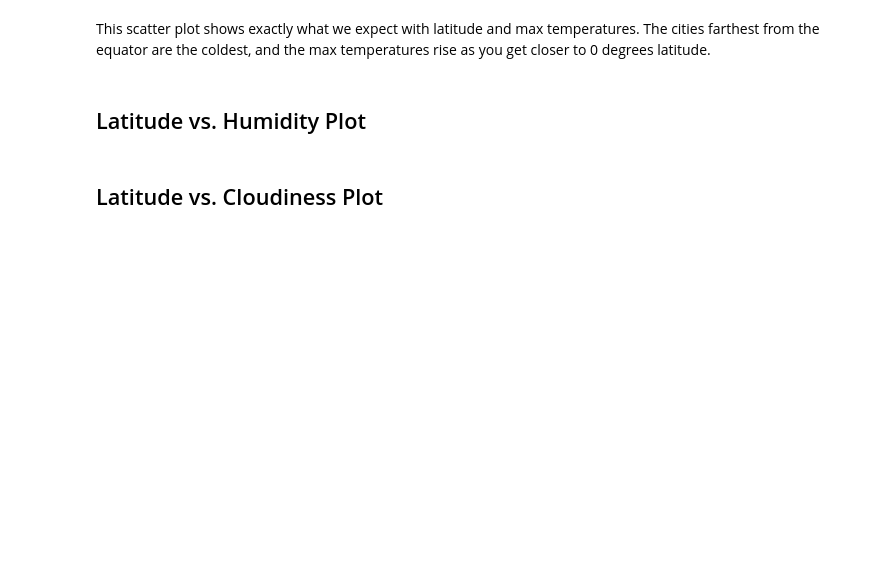
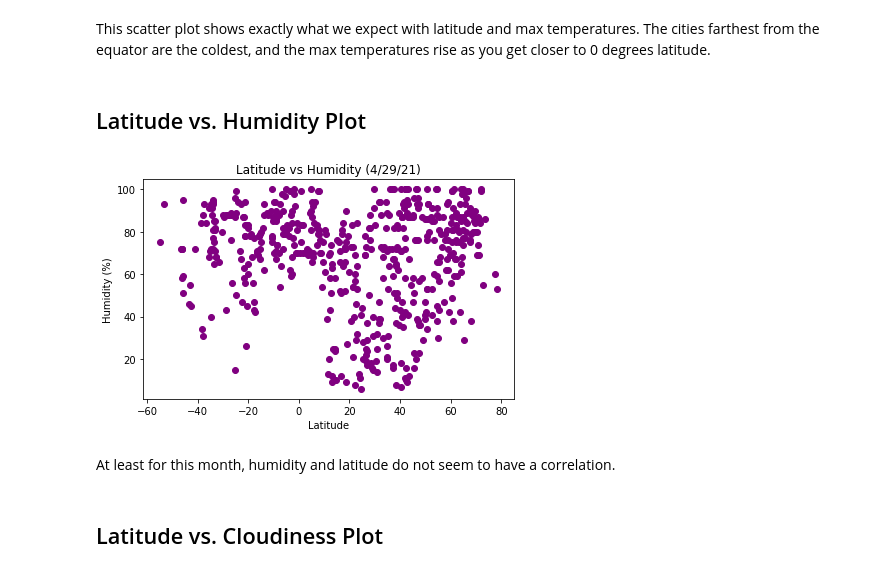
Before and after one commit to knorman123/python-api-challenge, a Jupyter notebook: Weather/WeatherPy.ipynb, the cells around one changed output. Drawn from its saved outputs; the diff is of its cells as text; code cells hidden in the pictures; blank space fills up the shorter version.

```diff
--- a/Weather/WeatherPy.ipynb
+++ b/Weather/WeatherPy.ipynb
@@ -187,5 +187,17 @@ plt.show()
 This scatter plot shows exactly what we expect with latitude and max temperatures.  The cities farthest from the equator are the coldest, and the max temperatures rise as you get closer to 0 degrees latitude.
 # %% [markdown]
 ## Latitude vs. Humidity Plot
+# %%
+plt.scatter(city_weather_df['Lat'], city_weather_df['Humidity'], color='purple')
+plt.xlabel('Latitude')
+plt.ylabel('Humidity (%)')
+plt.title('Latitude vs Humidity (4/29/21)')
+plt.tight_layout()
+plt.savefig('Images/lat_vs_humidity.png', facecolor ='w' )
+plt.show()
+# %% [output]
+[figure, added]
+# %% [markdown]
+At least for this month, humidity and latitude do not seem to have a correlation.
 # %% [markdown]
 ## Latitude vs. Cloudiness Plot
```
Also changed, not shown: parts of 5 cells of this notebook, 4 other files.
